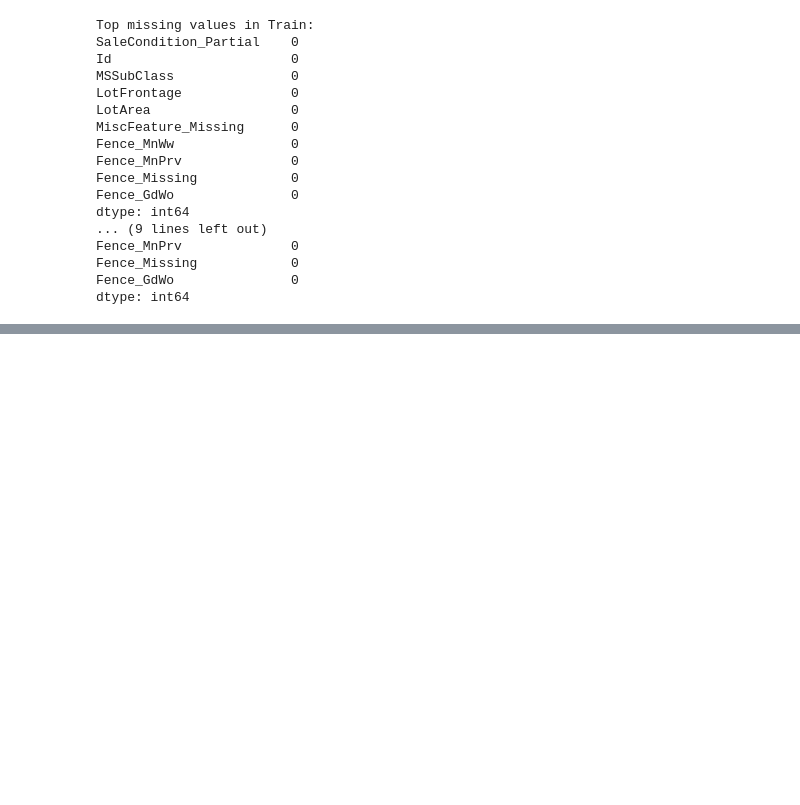
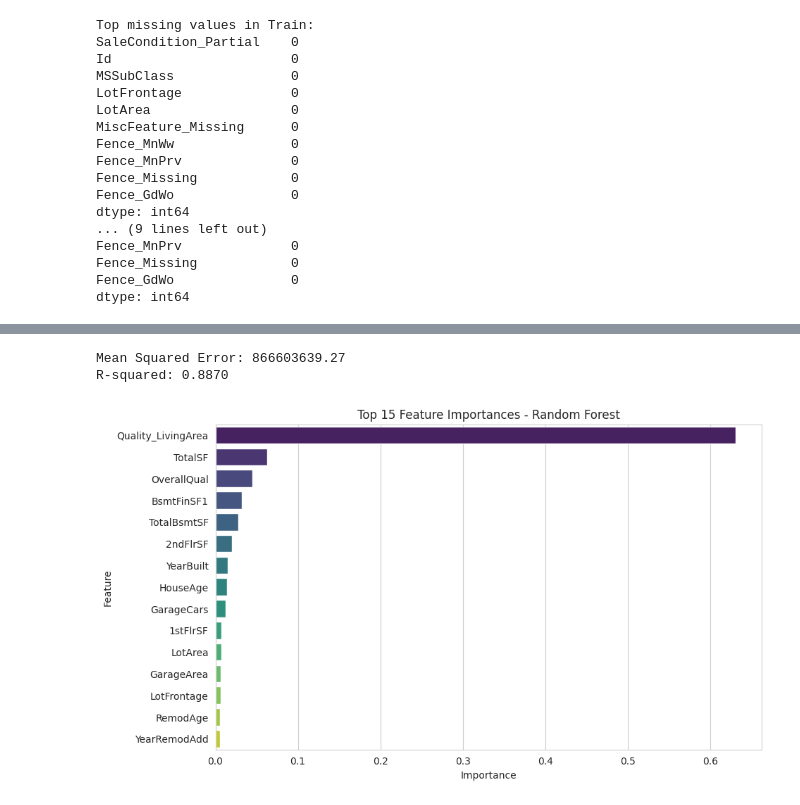
Before and after one commit to amar-emad/House-Price-Prediction-containing-, a Jupyter notebook: House_Price_Prediction_containing.ipynb, the cells around one changed output, grey strips where cells are left out. Drawn from its saved outputs; the diff is of its cells as text; code cells hidden in the pictures; blank space fills up the shorter version.

```diff
--- a/House_Price_Prediction_containing.ipynb
+++ b/House_Price_Prediction_containing.ipynb
@@ -392,0 +524,32 @@ dtype: int64
+# %%
+from sklearn.ensemble import RandomForestRegressor
+from sklearn.metrics import mean_squared_error, r2_score
+x = df.drop('SalePrice', axis=1)
+y = df['SalePrice']
+x_train, x_test, y_train, y_test = train_test_split(x, y, test_size=0.2, random_state=42)
+model = RandomForestRegressor(n_estimators=100, random_state=42)
+model.fit(x_train, y_train)
+y_pred = model.predict(x_test)
+mse = mean_squared_error(y_test, y_pred)
+r2 = r2_score(y_test, y_pred)
+print(f"Mean Squared Error: {mse:.2f}")
+print(f"R-squared: {r2:.4f}")
+# %% [output]
+Mean Squared Error: 866603639.27
+R-squared: 0.8870
+# %%
+# Feature importance plot
+import matplotlib.pyplot as plt
+import seaborn as sns
+
+feature_importances = pd.Series(model.feature_importances_, index=X.columns)
+top_features = feature_importances.sort_values(ascending=False).head(15)
+
+plt.figure(figsize=(10,6))
+sns.barplot(x=top_features.values, y=top_features.index, hue=top_features.index, palette="viridis", legend=False)
+plt.title("Top 15 Feature Importances - Random Forest")
+plt.xlabel("Importance")
+plt.ylabel("Feature")
+plt.show()
+# %% [output]
+[figure, added]
```
Also changed, not shown: parts of 6 cells of this notebook.
